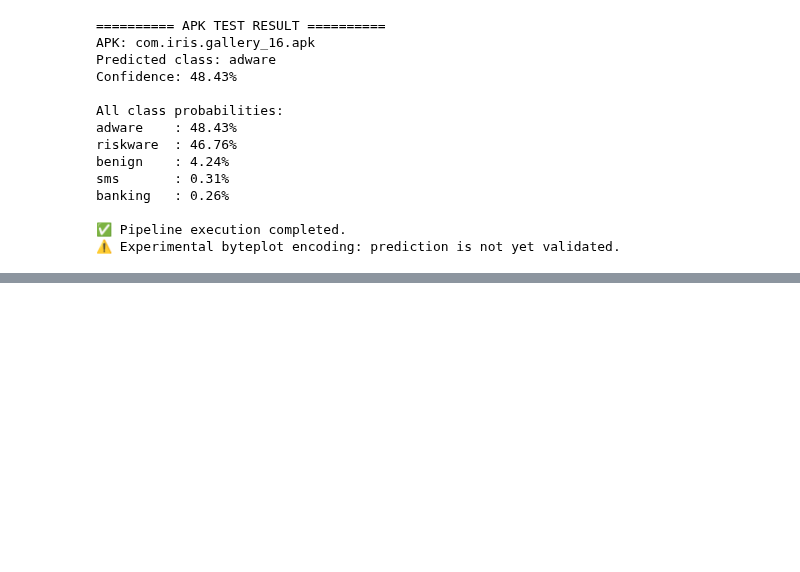
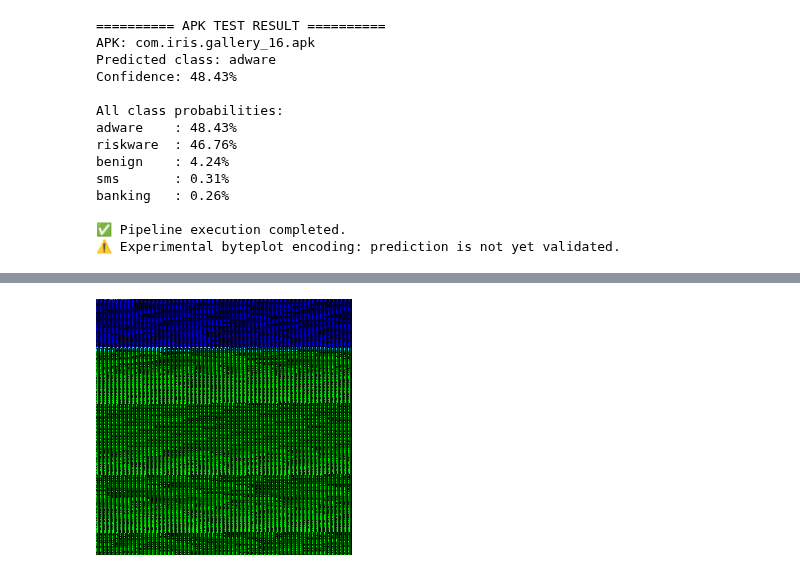
Before and after one commit to swapnasaina274/malicious-mobile-app-detection, a Jupyter notebook: byteplot work.ipynb, the cells around one changed output, grey strips where cells are left out. Drawn from its saved outputs; the diff is of its cells as text; code cells hidden in the pictures; blank space fills up the shorter version.

```diff
--- a/byteplot work.ipynb
+++ b/byteplot work.ipynb
@@ -7235,0 +7793,83 @@ banking   : 0.26%
+# %%
+import torch
+import torch.nn as nn
+import torchvision.models as models
+from torchvision import transforms
+from PIL import Image
+from pathlib import Path
+import numpy as np
+
+# --- Paths & Configuration ---
+PROJECT_DIR = Path("/content/drive/MyDrive/Malicious project work")
+MODEL_PATH = PROJECT_DIR / "Byteplot images/model_outputs/resnet50_best.pth"
+DEX_PATH = Path("/content/apk_dex_files/classes.dex")
+BYTEPLOT_PATH = Path("/content/generated_precise_byteplot.png")
+
+CLASS_NAMES = ["adware", "banking", "benign", "riskware", "sms"]
+DEVICE = torch.device("cuda" if torch.cuda.is_available() else "cpu")
+
+# --- Verification ---
+if not DEX_PATH.exists():
+    raise FileNotFoundError("DEX file not found at /content/apk_dex_files/classes.dex. Please upload an APK and run the precise byteplot generator cell first.")
+
+if not MODEL_PATH.exists():
+    raise FileNotFoundError(f"Model checkpoint not found at: {MODEL_PATH}. Make sure Google Drive is mounted and the path is correct.")
+
+# 1. Read DEX bytes and generate the precise byteplot image representation
+print(f"Reading extracted DEX file... ({DEX_PATH.stat().st_size:,} bytes)")
+dex_bytes = DEX_PATH.read_bytes()
+byteplot_img = generate_precise_byteplot(dex_bytes)  # Utilizes the generator defined in the previous cell
+byteplot_img.save(BYTEPLOT_PATH)
+
+# 2. Load the trained ResNet50 model
+print("\nLoading ResNet50 Model...")
+model = models.resnet50(weights=None)
+model.fc = nn.Linear(model.fc.in_features, len(CLASS_NAMES))
+
+checkpoint = torch.load(MODEL_PATH, map_location=DEVICE, weights_only=False)
+if isinstance(checkpoint, dict) and "model_state_dict" in checkpoint:
+    state_dict = checkpoint["model_state_dict"]
+elif isinstance(checkpoint, dict) and "state_dict" in checkpoint:
+    state_dict = checkpoint["state_dict"]
+else:
+    state_dict = checkpoint
+
+# Clean prefix if trained on multi-GPU
+state_dict = {k.removeprefix("module."): v for k, v in state_dict.items()}
+model.load_state_dict(state_dict)
+model = model.to(DEVICE)
+model.eval()
+
+# 3. Apply standard preprocessing used during evaluation
+eval_transform = transforms.Compose([
+    transforms.Resize((224, 224)),
+    transforms.ToTensor(),
+    transforms.Normalize(
+        mean=[0.485, 0.456, 0.406],
+        std=[0.229, 0.224, 0.225]
+    )
+])
+
+# Convert Pillow image, apply transform and add batch dimension
+input_tensor = eval_transform(byteplot_img).unsqueeze(0).to(DEVICE)
+
+# 4. Perform prediction
+print("Running inference...")
+with torch.no_grad():
+    logits = model(input_tensor)
+    probabilities = torch.softmax(logits, dim=1)[0]
+
+predicted_idx = int(probabilities.argmax())
+
+print("\n===================== prediction result =====================")
+print(f"Predicted Class: {CLASS_NAMES[predicted_idx].upper()}")
+print(f"Confidence:      {probabilities[predicted_idx].item() * 100:.2f}%")
+print("--------------------------------------------------------------")
+print("All Class Probabilities:")
+for name, prob in sorted(zip(CLASS_NAMES, probabilities.tolist()), key=lambda x: x[1], reverse=True):
+    print(f"  {name:10s}: {prob * 100:.2f}%")
+print("==============================================================")
+
+# Display the precise byteplot used for prediction
+display(byteplot_img)
+# %% [output]
@@ -7235,0 +7892 @@ banking   : 0.26%
+[figure, added]
```
Also changed, not shown: parts of 18 cells of this notebook.
